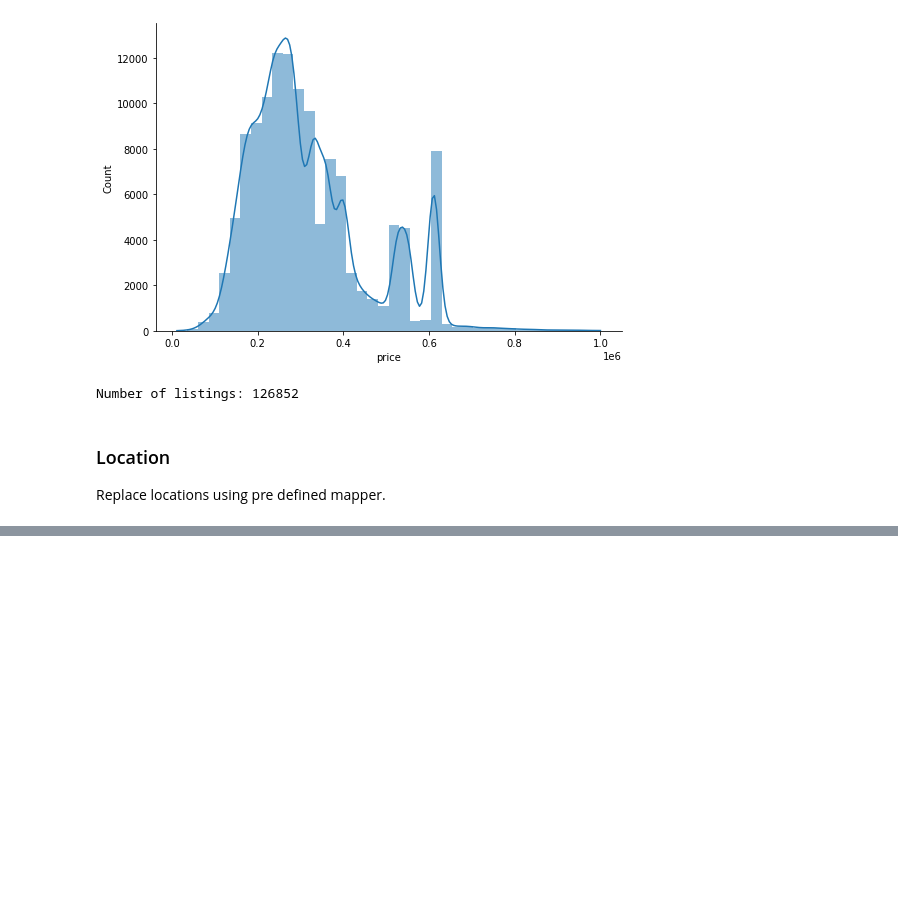
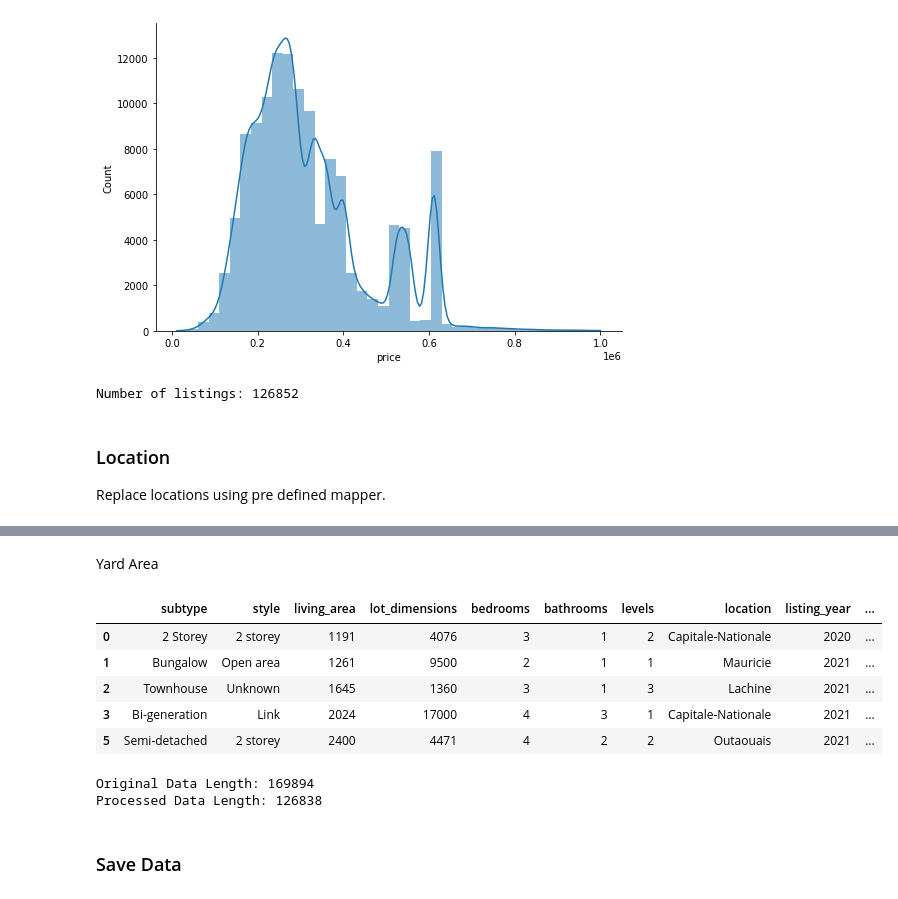
Before and after one commit to simkass/quebec-real-estate-analysis, a Jupyter notebook: notebooks/preprocessing.ipynb, the cells around one changed output, grey strips where cells are left out. Cells and saved outputs as stored; diff of their text form; code cells hidden in the pictures; blank space fills up the shorter version.

```diff
--- a/notebooks/preprocessing.ipynb
+++ b/notebooks/preprocessing.ipynb
@@ -335,0 +348,30 @@ listings_df.head()
+# %%
+listings_df.insert(9, 'age', '')
+listings_df['age'] = listings_df['listing_year'] - listings_df['year_of_construction']
+# %%
+listings_df['age'] = listings_df['age'].astype(int)
+# %% [markdown]
+Yard Area
+# %%
+listings_df.insert(10, 'yard_area', '')
+listings_df['yard_area'] = listings_df['lot_dimensions'] - listings_df['living_area']
+listings_df['yard_area'] = listings_df['yard_area'].mask(listings_df['yard_area'].lt(0), 0)
+# %%
+listings_df['yard_area'] = listings_df['yard_area'].astype(int)
+# %%
+listings_df.head()
+# %% [output]
+|  | subtype | style | living_area | lot_dimensions | bedrooms | bathrooms | levels | location | listing_year | ... |
+| 0 | 2 Storey | 2 storey | 1191 | 4076 | 3 | 1 | 2 | Capitale-Nationale | 2020 | ... |
+| 1 | Bungalow | Open area | 1261 | 9500 | 2 | 1 | 1 | Mauricie | 2021 | ... |
+| 2 | Townhouse | Unknown | 1645 | 1360 | 3 | 1 | 3 | Lachine | 2021 | ... |
+| 3 | Bi-generation | Link | 2024 | 17000 | 4 | 3 | 1 | Capitale-Nationale | 2021 | ... |
+| 5 | Semi-detached | 2 storey | 2400 | 4471 | 4 | 2 | 2 | Outaouais | 2021 | ... |
+# %%
+print("Original Data Length: " + str(len(raw_listings)))
+print("Processed Data Length: " + str(len(listings_df)))
+# %% [output]
+Original Data Length: 169894
+Processed Data Length: 126838
+# %% [markdown]
+### Save Data
```
Also changed, not shown: parts of 6 cells of this notebook.
